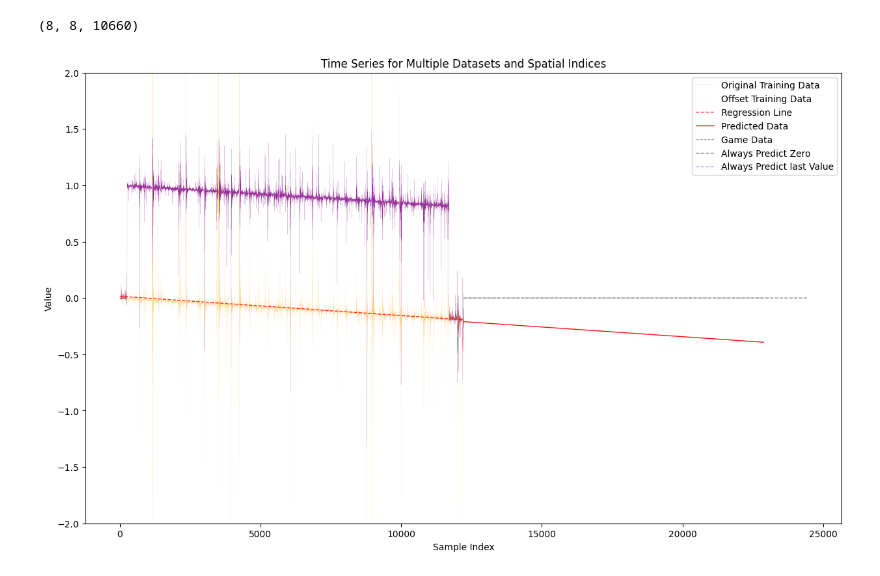
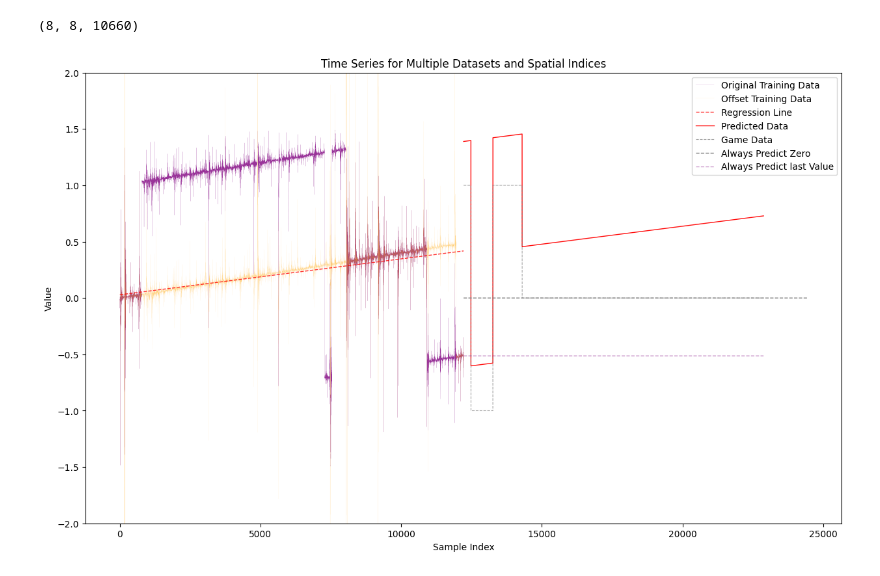
Before and after one commit to juergenstumpf01/KDDM2, a Jupyter notebook: submission_v2.ipynb, the cells around one changed output. Cells and saved outputs as stored; diff of their text form; code cells hidden in the pictures.

```diff
--- a/submission_v2.ipynb
+++ b/submission_v2.ipynb
@@ -464,32 +464,32 @@ def plot_time_series_multi(spatial_indices, data_without_oultier_simple, clean_d
     total_slice = total_data[:, :, start_index:]
     plt.plot(range(start_index, start_index + total_slice.shape[2]), total_slice[spatial_indices[0], spatial_indices[1], :].flatten(), label='Predicted Data', color='red', alpha=0.95, linewidth=1)
 
     #game data
     start_index = 12220
     pred_slice = pred_[:, :, start_index - 12220:]
     pred_flattened = pred_slice[spatial_indices[0], spatial_indices[1], :].flatten()
     plt.plot(range(start_index, start_index + len(pred_flattened)), pred_flattened, label='Game Data', color='grey', alpha=0.7, linewidth=0.8, linestyle='--')
 
 
     #always predict 0
     zero_array = np.zeros((8, 8, 12220), dtype=float)
     plt.plot(range(start_index, start_index + zero_array.shape[2]), zero_array[spatial_indices[0], spatial_indices[1], :].flatten(), label='Always Predict Zero', color='gray', linestyle='--', linewidth=1)
 
     #last values
     plt.plot(range(start_index, start_index + last_values.shape[2]), last_values[spatial_indices[0], spatial_indices[1], :].flatten(), label='Always Predict last Value', color='purple', linestyle='--', linewidth=1, alpha = 0.4)
 
     plt.xlabel('Sample Index')
     plt.ylabel('Value')
     plt.title('Time Series for Multiple Datasets and Spatial Indices')
     plt.legend()
     plt.ylim(-2, 2)  # Set the y-axis limits
     plt.show()
 
 # Example usage:
 # Assuming data_set1 and clean_data are your datasets
 # and (4, 3) is your spatial index
 
 
-plot_time_series_multi((4,4), data_without_oultier_simple, clean_data, cleaned_data, total_data, pred_, last_values )
+plot_time_series_multi((4,3), data_without_oultier_simple, clean_data, cleaned_data, total_data, pred_, last_values )
 # %% [output]
-[figure, old version]
+[figure, new version]
```
Also changed, not shown: parts of 1 cell of this notebook.
